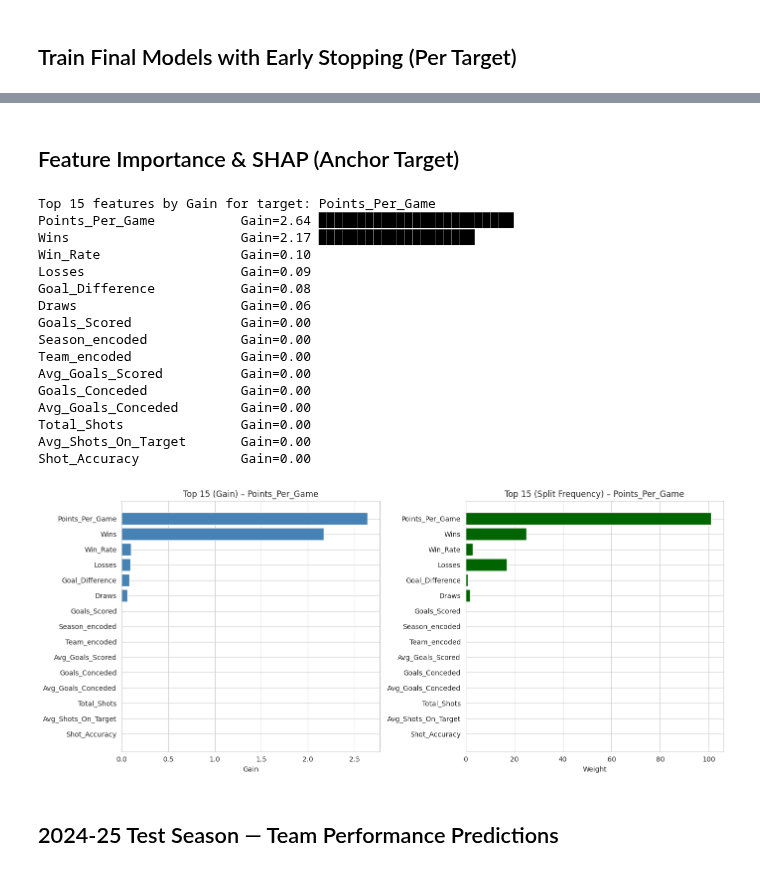
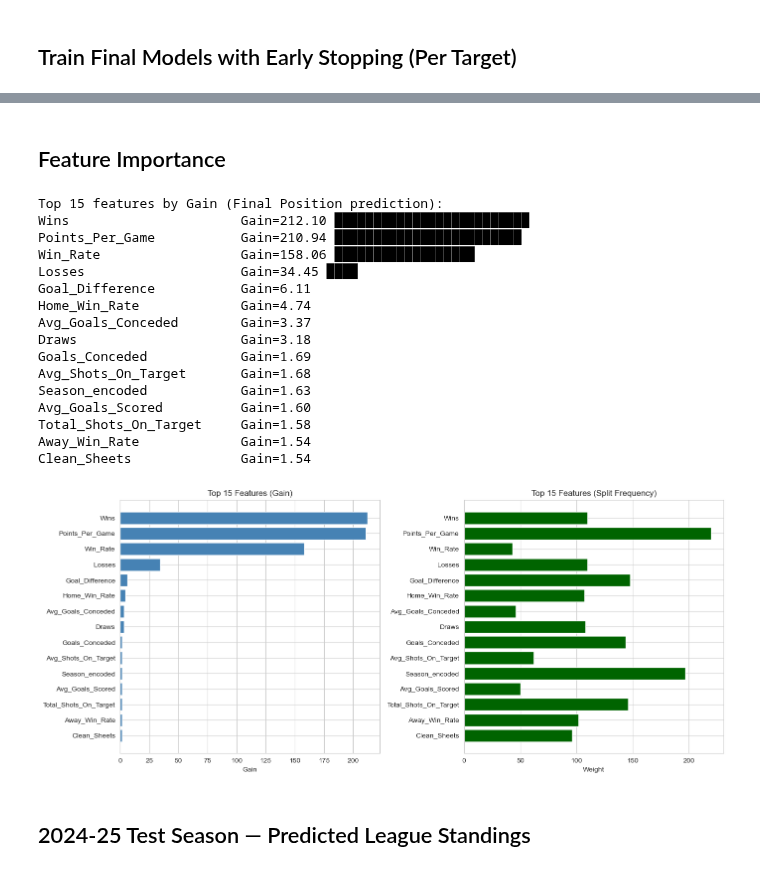
Before and after one commit to AtfastrSlushyMaker/pl-standings-prediction-project, a Jupyter notebook: notebooks/algorithms/XGBoost/xgboost.ipynb, the cells around one changed output, grey strips where cells are left out. Saved outputs shown, nothing was run; the diff lists cells and outputs as text; code cells hidden in the pictures.

```diff
--- a/notebooks/algorithms/XGBoost/xgboost.ipynb
+++ b/notebooks/algorithms/XGBoost/xgboost.ipynb
@@ -45,17 +48,10 @@ feature_cols = [
     'Win_Rate', 'Home_Win_Rate', 'Away_Win_Rate', 'Points_Per_Game'
 ]
 
-# Targets (performance metrics to predict)
-# Adjust this list if your dataset lacks any of these columns
-target_cols = [
-    'Points', 'Points_Per_Game', 'Wins', 'Goals_Scored', 'Goals_Conceded', 'Goal_Difference', 'Win_Rate'
-]
-
-# Validate target availability
-missing_targets = [t for t in target_cols if t not in df.columns]
-if missing_targets:
-    raise ValueError(f"Missing target columns in dataset: {missing_targets}")
+# Target: Final league position (1-20)
+target_col = 'Final_Position'
 
 X = df[feature_cols].copy()
-print(f"Features: {len(feature_cols)} | Targets: {len(target_cols)}")
+y = df[target_col].copy()
+print(f"Features: {len(feature_cols)} | Target: {target_col}")
 # %% [output]
@@ -84,18 +80,13 @@ test_mask  = df['Season'] == '2024-25'
 
 X_train = X[train_mask]
 X_test  = X[test_mask]
-
-# Build per-target y dictionaries
-y_train_dict = {t: df.loc[train_mask, t].values for t in target_cols}
-y_test_dict  = {t: df.loc[test_mask,  t].values for t in target_cols}
+y_train = y[train_mask]
+y_test  = y[test_mask]
 
 print(f"Training samples: {len(X_train)} | Test samples: {len(X_test)}")
 
-# Anchor target used for hyperparameter tuning and early stopping
-anchor_target = 'Points_Per_Game' if 'Points_Per_Game' in target_cols else target_cols[0]
-
 from sklearn.model_selection import train_test_split
-X_tr, X_val, y_tr, y_val = train_test_split(X_train, y_train_dict[anchor_target], test_size=0.15, random_state=42)
-print(f"Internal train: {len(X_tr)} | Validation: {len(X_val)} | Anchor target: {anchor_target}")
+X_tr, X_val, y_tr, y_val = train_test_split(X_train, y_train, test_size=0.15, random_state=42)
+print(f"Internal train: {len(X_tr)} | Validation: {len(X_val)}")
 # %% [output]
 Training samples: 480 | Test samples: 20
@@ -129,7 +120,7 @@ param_distributions = {
 }
 
 n_iter = 40
-print(f"Starting RandomizedSearchCV (n_iter={n_iter}) on anchor target: {anchor_target}...")
+print(f"Starting RandomizedSearchCV (n_iter={n_iter})...")
 start = time.time()
 search = RandomizedSearchCV(
     estimator=xgb_base,
@@ -141,7 +132,7 @@ search = RandomizedSearchCV(
     verbose=1,
     random_state=42
 )
-search.fit(X_train, y_train_dict[anchor_target])
+search.fit(X_train, y_train)
 elapsed = time.time() - start
 print(f"✅ Search complete in {elapsed/60:.1f} min")
 print("Best MAE:", -search.best_score_)
@@ -314,51 +244,49 @@ NameError: name 'target_cols' is not defined
 # %% [markdown]
-## Feature Importance & SHAP (Anchor Target)
+## Feature Importance
 # %%
 import pandas as pd
 import matplotlib.pyplot as plt
 
-# Use anchor target model for interpretability
-anchor_model = xgb_models[anchor_target]
-booster = anchor_model.get_booster()
+booster = xgb_final.get_booster()
 importance_gain = booster.get_score(importance_type='gain')
 importance_weight = booster.get_score(importance_type='weight')
 
 imp_df = pd.DataFrame([
     (feat, importance_gain.get(feat, 0), importance_weight.get(feat, 0))
     for feat in booster.feature_names
 ], columns=['Feature','Gain','Weight']).sort_values('Gain', ascending=False)
 
-print(f"Top 15 features by Gain for target: {anchor_target}")
+print(f"Top 15 features by Gain (Final Position prediction):")
 for _, row in imp_df.head(15).iterrows():
     bar = '█' * int((row['Gain']/max(imp_df['Gain'].max(), 1e-9))*25)
     print(f"{row['Feature']:25s} Gain={row['Gain']:.2f} {bar}")
 
 fig, axes = plt.subplots(1,2, figsize=(14,6))
 axes[0].barh(imp_df.head(15)['Feature'], imp_df.head(15)['Gain'], color='steelblue')
-axes[0].invert_yaxis(); axes[0].set_title(f'Top 15 (Gain) – {anchor_target}'); axes[0].set_xlabel('Gain')
+axes[0].invert_yaxis(); axes[0].set_title('Top 15 Features (Gain)'); axes[0].set_xlabel('Gain')
 axes[1].barh(imp_df.head(15)['Feature'], imp_df.head(15)['Weight'], color='darkgreen')
-axes[1].invert_yaxis(); axes[1].set_title(f'Top 15 (Split Frequency) – {anchor_target}'); axes[1].set_xlabel('Weight')
+axes[1].invert_yaxis(); axes[1].set_title('Top 15 Features (Split Frequency)'); axes[1].set_xlabel('Weight')
 plt.tight_layout(); plt.show()
 # %% [output]
-Top 15 features by Gain for target: Points_Per_Game
-Points_Per_Game           Gain=2.64 █████████████████████████
-Wins                      Gain=2.17 ████████████████████
-Win_Rate                  Gain=0.10
-Losses                    Gain=0.09
-Goal_Difference           Gain=0.08
-Draws                     Gain=0.06
-Goals_Scored              Gain=0.00
-Season_encoded            Gain=0.00
-Team_encoded              Gain=0.00
-Avg_Goals_Scored          Gain=0.00
-Goals_Conceded            Gain=0.00
-Avg_Goals_Conceded        Gain=0.00
-Total_Shots               Gain=0.00
-Avg_Shots_On_Target       Gain=0.00
-Shot_Accuracy             Gain=0.00
+Top 15 features by Gain (Final Position prediction):
+Wins                      Gain=212.10 █████████████████████████
+Points_Per_Game           Gain=210.94 ████████████████████████
+Win_Rate                  Gain=158.06 ██████████████████
+Losses                    Gain=34.45 ████
+Goal_Difference           Gain=6.11
+Home_Win_Rate             Gain=4.74
+Avg_Goals_Conceded        Gain=3.37
+Draws                     Gain=3.18
+Goals_Conceded            Gain=1.69
+Avg_Shots_On_Target       Gain=1.68
+Season_encoded            Gain=1.63
+Avg_Goals_Scored          Gain=1.60
+Total_Shots_On_Target     Gain=1.58
+Away_Win_Rate             Gain=1.54
+Clean_Sheets              Gain=1.54
-[figure, old version]
+[figure, new version]
 # %% [markdown]
-## 2024-25 Test Season — Team Performance Predictions
+## 2024-25 Test Season — Predicted League Standings
 # %%
 test_df = df[df['Season'] == '2024-25'].copy()
 test_df['Raw_Prediction'] = pred_test
```
Also changed, not shown: parts of 12 cells of this notebook, 8 other files.
